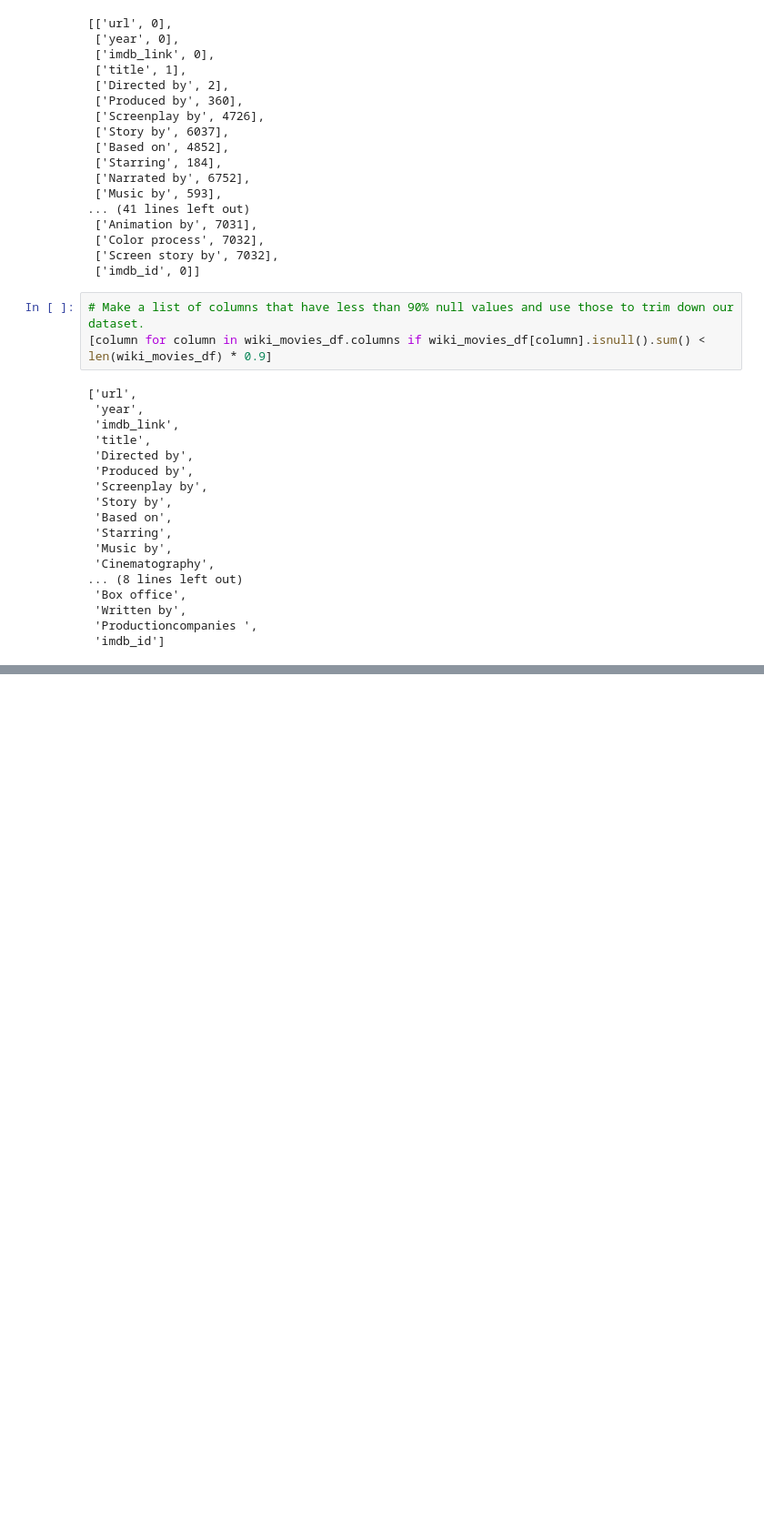
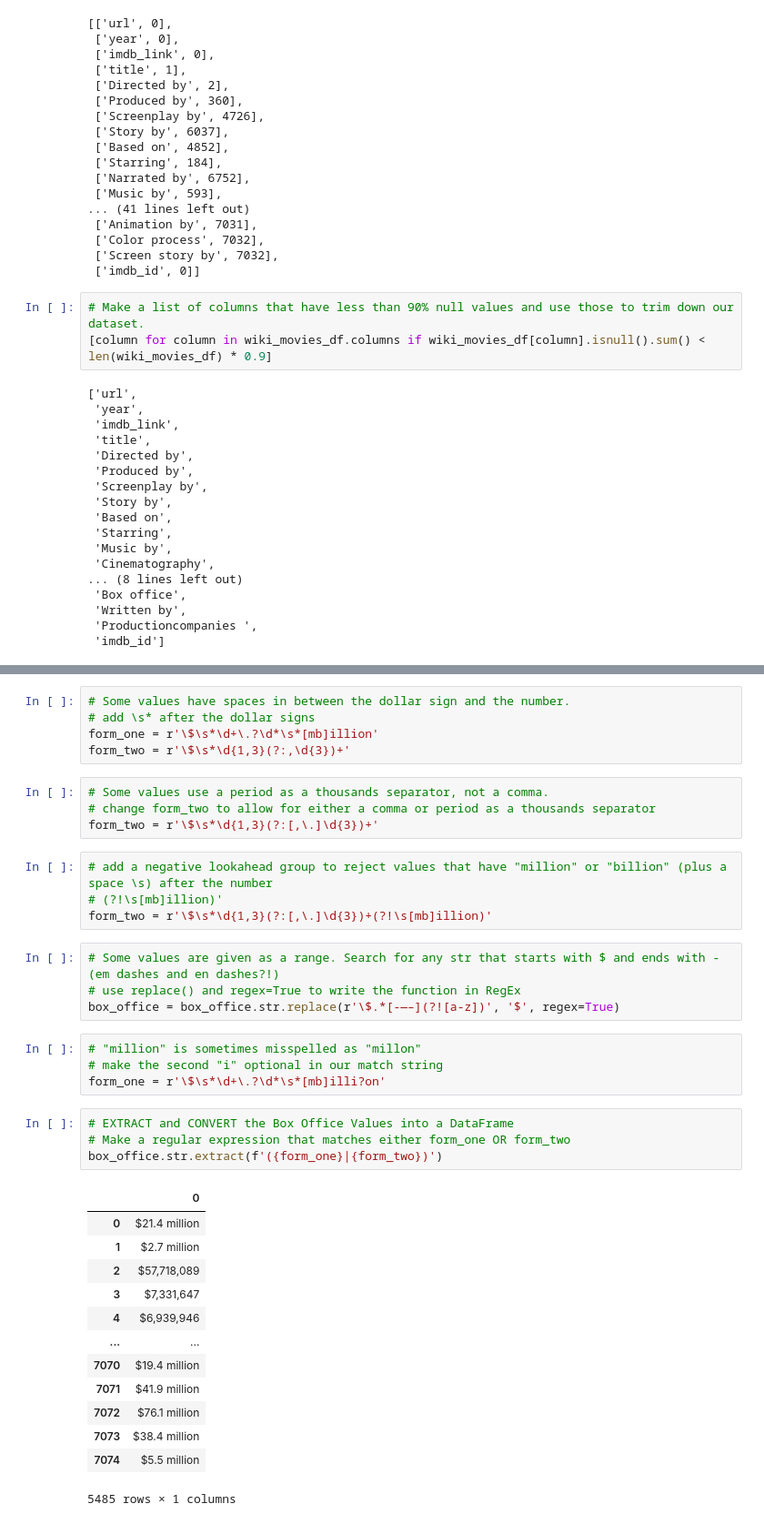
Before and after one commit to DMZellmer/Movies-ETL, a Jupyter notebook: Movies_ETL.ipynb, the cells around one changed output, grey strips where cells are left out. Shown at 91% size. Cells and saved outputs as stored; diff of their text form; blank space fills up the shorter version.

```diff
--- a/Movies_ETL.ipynb
+++ b/Movies_ETL.ipynb
@@ -532,0 +512,39 @@ form_one = r'\$\s*\d+\.?\d*\s*[mb]illi?on'
+# %%
+# Some values have spaces in between the dollar sign and the number.
+# add \s* after the dollar signs
+form_one = r'\$\s*\d+\.?\d*\s*[mb]illion'
+form_two = r'\$\s*\d{1,3}(?:,\d{3})+'
+# %%
+# Some values use a period as a thousands separator, not a comma.
+# change form_two to allow for either a comma or period as a thousands separator
+form_two = r'\$\s*\d{1,3}(?:[,\.]\d{3})+'
+# %%
+# add a negative lookahead group to reject values that have "million" or "billion" (plus a space \s) after the number
+# (?!\s[mb]illion)'
+form_two = r'\$\s*\d{1,3}(?:[,\.]\d{3})+(?!\s[mb]illion)'
+# %%
+# Some values are given as a range. Search for any str that starts with $ and ends with - (em dashes and en dashes?!)
+# use replace() and regex=True to write the function in RegEx
+box_office = box_office.str.replace(r'\$.*[-—–](?![a-z])', '$', regex=True)
+# %%
+# "million" is sometimes misspelled as "millon"
+# make the second "i" optional in our match string
+form_one = r'\$\s*\d+\.?\d*\s*[mb]illi?on'
+# %%
+# EXTRACT and CONVERT the Box Office Values into a DataFrame
+# Make a regular expression that matches either form_one OR form_two
+box_office.str.extract(f'({form_one}|{form_two})')
+# %% [output]
+|  | 0 |
+| 0 | $21.4 million |
+| 1 | $2.7 million |
+| 2 | $57,718,089 |
+| 3 | $7,331,647 |
+| 4 | $6,939,946 |
+| ... | ... |
+| 7070 | $19.4 million |
+| 7071 | $41.9 million |
+| 7072 | $76.1 million |
+| 7073 | $38.4 million |
+| 7074 | $5.5 million |
+5485 rows × 1 columns
```
Also changed, not shown: parts of 40 cells of this notebook.
